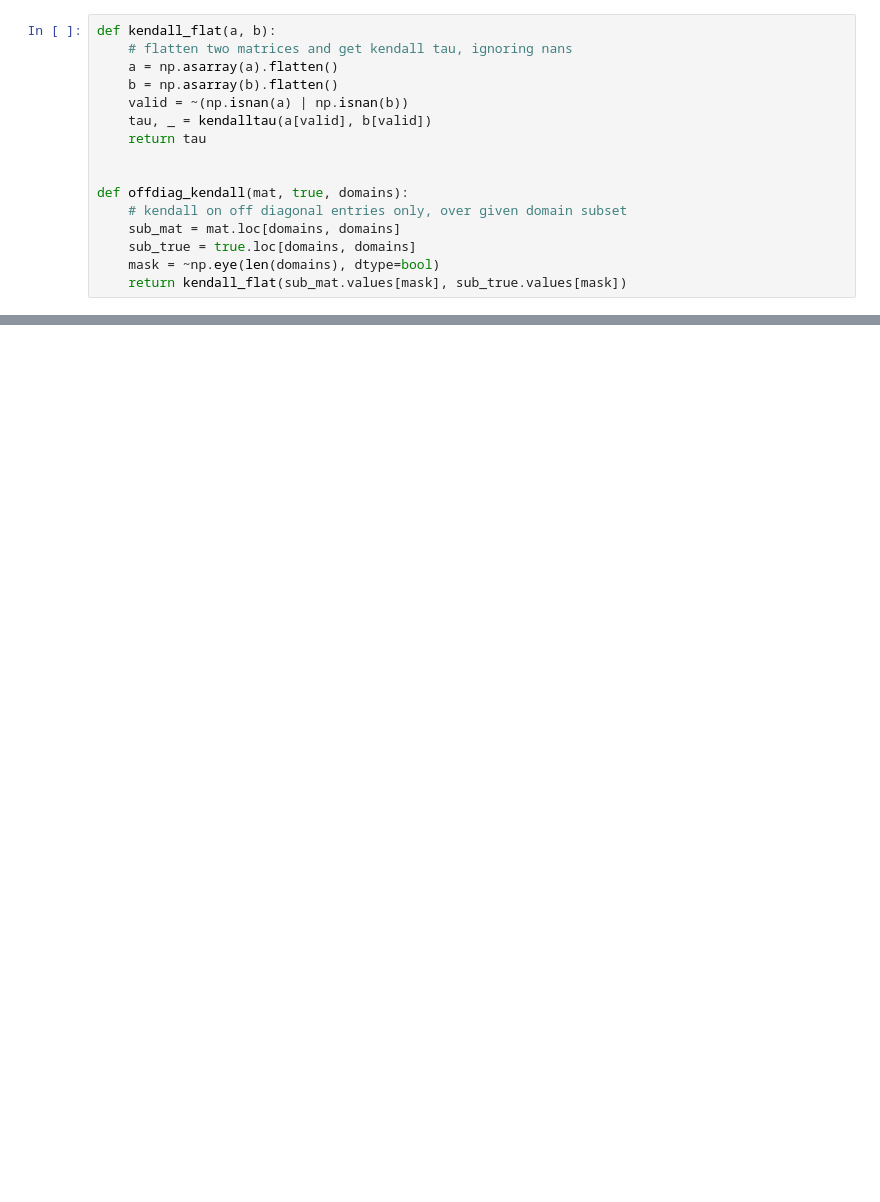
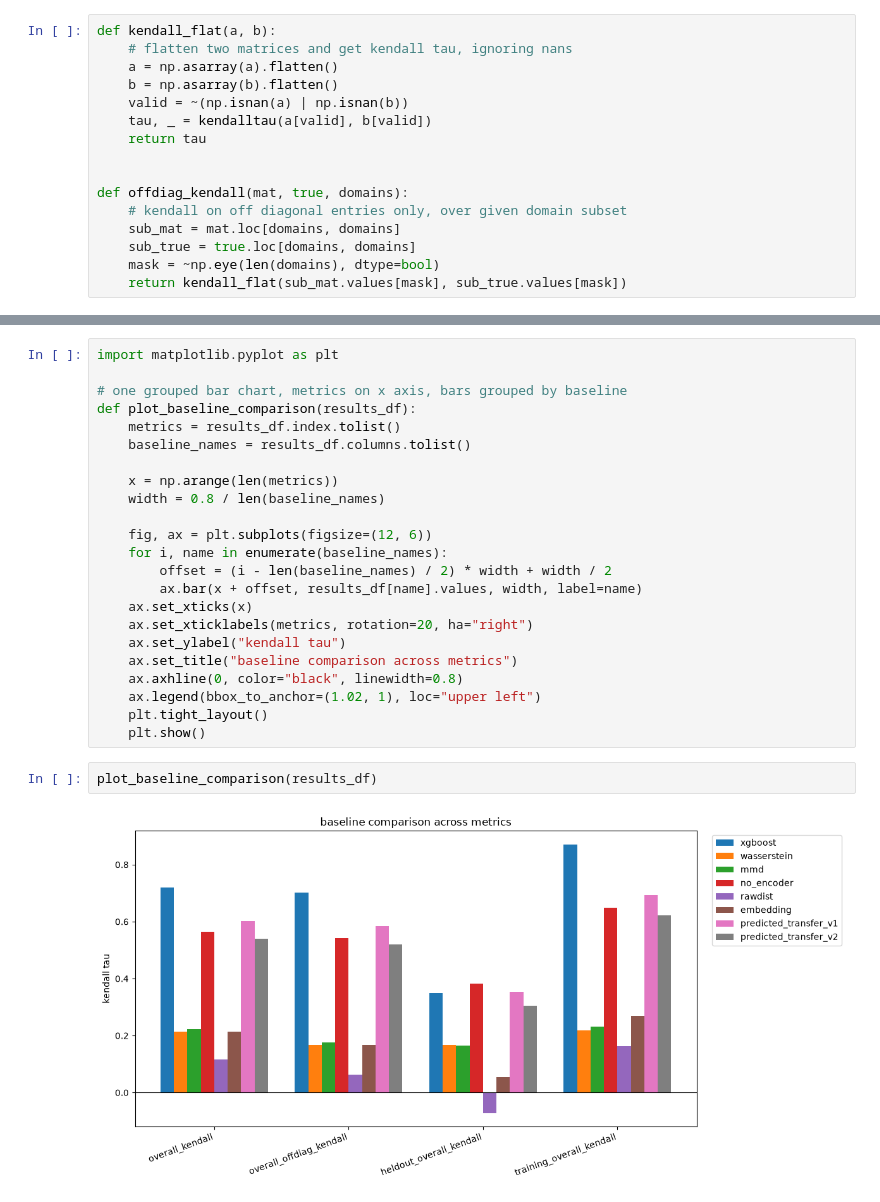
Before and after one commit to yashkher-123/transferability-through-representations, a Jupyter notebook: baselines/baseline_overview.ipynb, the cells around one changed output, grey strips where cells are left out. Drawn from its saved outputs; the diff is of its cells as text; blank space fills up the shorter version.

Commit message:
made bar graph for results

```diff
--- a/baselines/baseline_overview.ipynb
+++ b/baselines/baseline_overview.ipynb
@@ -196,0 +220,27 @@ results_df
+# %%
+import matplotlib.pyplot as plt
+
+# one grouped bar chart, metrics on x axis, bars grouped by baseline
+def plot_baseline_comparison(results_df):
+    metrics = results_df.index.tolist()
+    baseline_names = results_df.columns.tolist()
+
+    x = np.arange(len(metrics))
+    width = 0.8 / len(baseline_names)
+
+    fig, ax = plt.subplots(figsize=(12, 6))
+    for i, name in enumerate(baseline_names):
+        offset = (i - len(baseline_names) / 2) * width + width / 2
+        ax.bar(x + offset, results_df[name].values, width, label=name)
+    ax.set_xticks(x)
+    ax.set_xticklabels(metrics, rotation=20, ha="right")
+    ax.set_ylabel("kendall tau")
+    ax.set_title("baseline comparison across metrics")
+    ax.axhline(0, color="black", linewidth=0.8)
+    ax.legend(bbox_to_anchor=(1.02, 1), loc="upper left")
+    plt.tight_layout()
+    plt.show()
+# %%
+plot_baseline_comparison(results_df)
+# %% [output]
+[figure, added]
```
Also changed, not shown: parts of 5 cells of this notebook, 1 other file.
